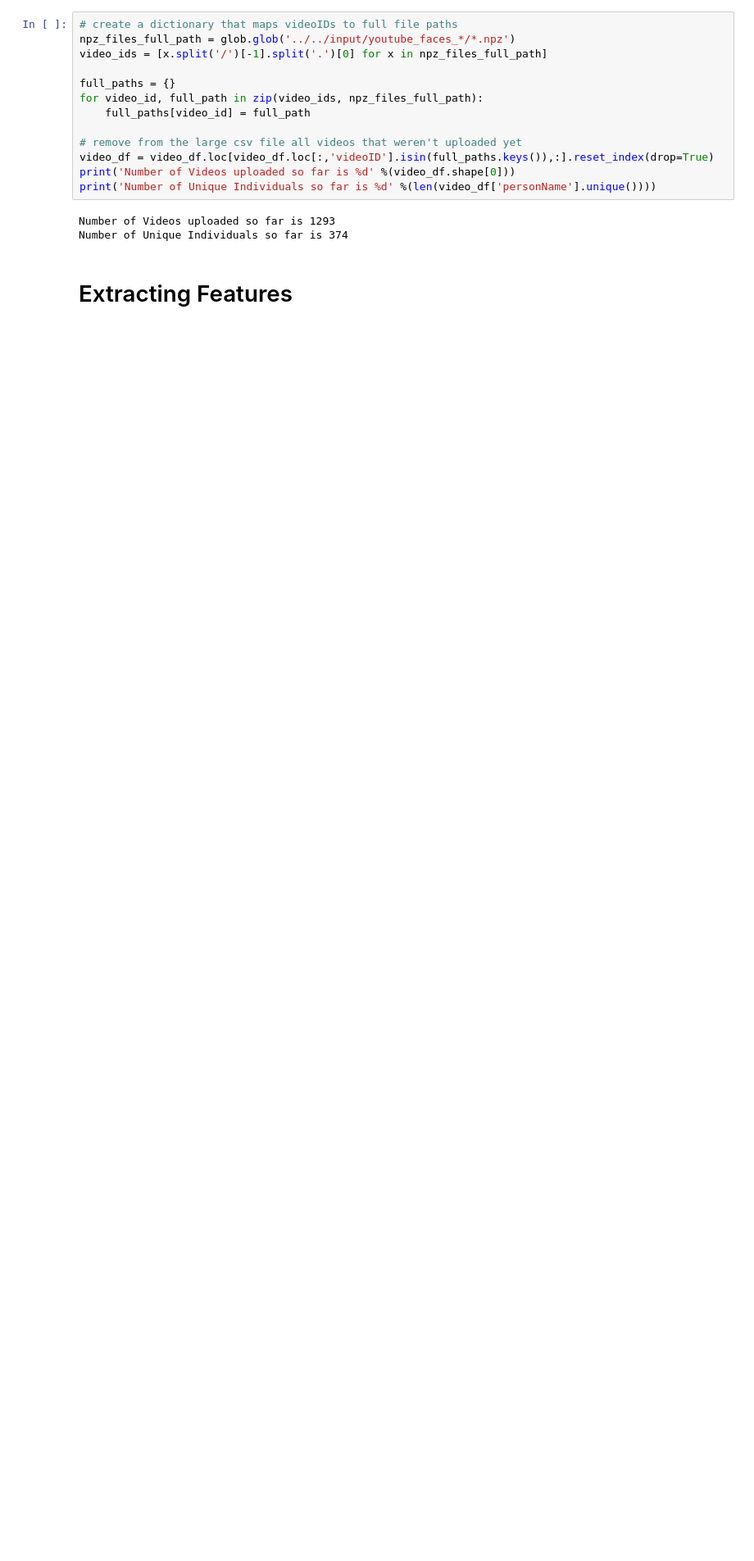
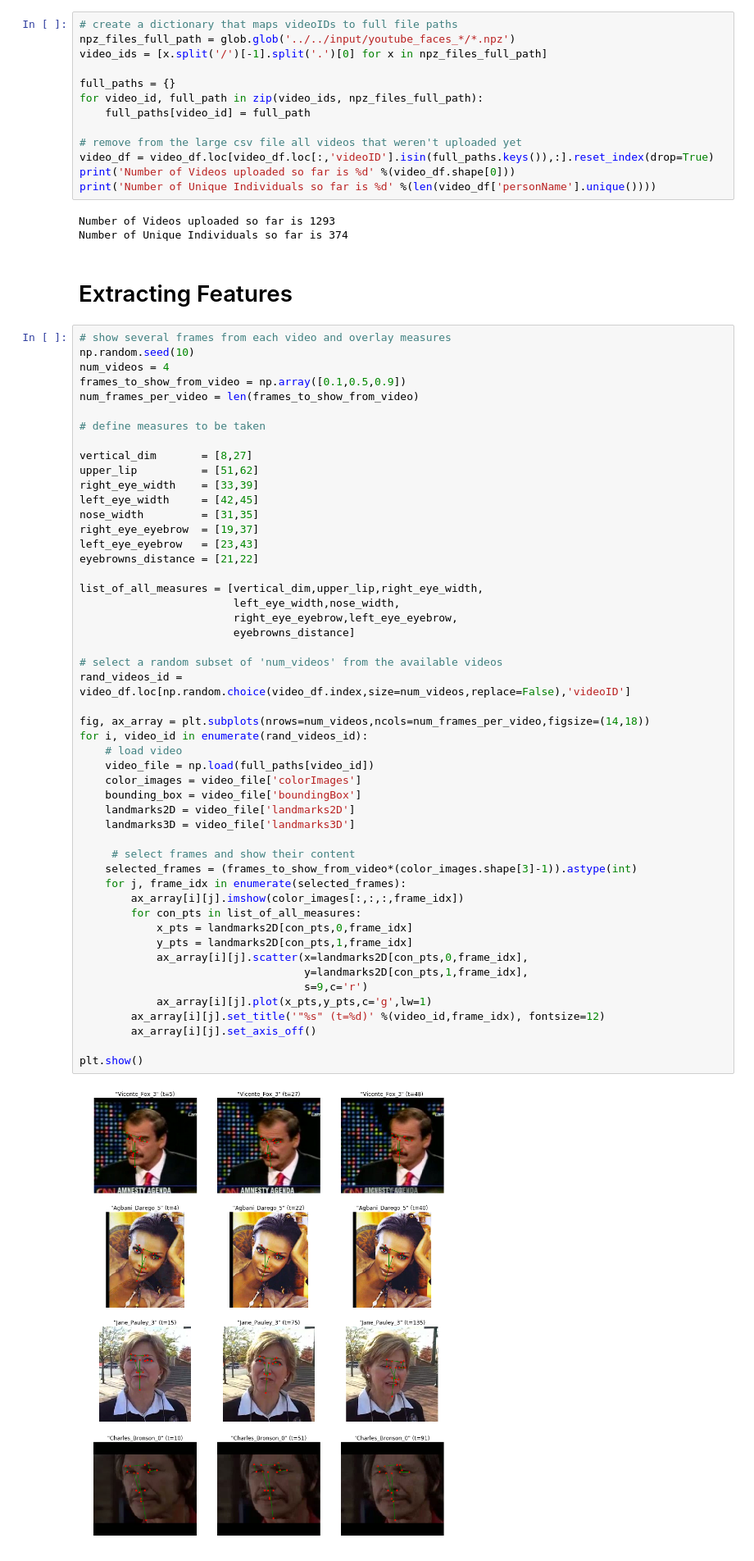
Before and after one commit to wesleylp/CPE775, a Jupyter notebook: notebooks/Clustering_features.ipynb, the cells around one changed output. Shown at 82% size. Saved outputs shown, nothing was run; the diff lists cells and outputs as text; blank space fills up the shorter version.

Commit message:
added images distances

```diff
--- a/notebooks/Clustering_features.ipynb
+++ b/notebooks/Clustering_features.ipynb
@@ -40,3 +40,55 @@ Number of Videos uploaded so far is 1293
 Number of Unique Individuals so far is 374
 # %% [markdown]
 # Extracting Features
+# %%
+# show several frames from each video and overlay measures
+np.random.seed(10)
+num_videos = 4
+frames_to_show_from_video = np.array([0.1,0.5,0.9])
+num_frames_per_video = len(frames_to_show_from_video)
+
+# define measures to be taken
+
+vertical_dim       = [8,27]
+upper_lip          = [51,62]
+right_eye_width    = [33,39]
+left_eye_width     = [42,45]
+nose_width         = [31,35]
+right_eye_eyebrow  = [19,37]
+left_eye_eyebrow   = [23,43]
+eyebrowns_distance = [21,22]
+
+list_of_all_measures = [vertical_dim,upper_lip,right_eye_width,
+                        left_eye_width,nose_width,
+                        right_eye_eyebrow,left_eye_eyebrow,
+                        eyebrowns_distance]
+
+# select a random subset of 'num_videos' from the available videos
+rand_videos_id = video_df.loc[np.random.choice(video_df.index,size=num_videos,replace=False),'videoID']
+
+fig, ax_array = plt.subplots(nrows=num_videos,ncols=num_frames_per_video,figsize=(14,18))
+for i, video_id in enumerate(rand_videos_id):
+    # load video
+    video_file = np.load(full_paths[video_id])
+    color_images = video_file['colorImages']
+    bounding_box = video_file['boundingBox']
+    landmarks2D = video_file['landmarks2D']
+    landmarks3D = video_file['landmarks3D']
+
+     # select frames and show their content
+    selected_frames = (frames_to_show_from_video*(color_images.shape[3]-1)).astype(int)
+    for j, frame_idx in enumerate(selected_frames):
+        ax_array[i][j].imshow(color_images[:,:,:,frame_idx])
+        for con_pts in list_of_all_measures:
+            x_pts = landmarks2D[con_pts,0,frame_idx]
+            y_pts = landmarks2D[con_pts,1,frame_idx]
+            ax_array[i][j].scatter(x=landmarks2D[con_pts,0,frame_idx],
+                                   y=landmarks2D[con_pts,1,frame_idx],
+                                   s=9,c='r')
+            ax_array[i][j].plot(x_pts,y_pts,c='g',lw=1)
+        ax_array[i][j].set_title('"%s" (t=%d)' %(video_id,frame_idx), fontsize=12)
+        ax_array[i][j].set_axis_off()
+
+plt.show()
+# %% [output]
+[figure, added]
```
Also changed, not shown: parts of 1 cell of this notebook.
